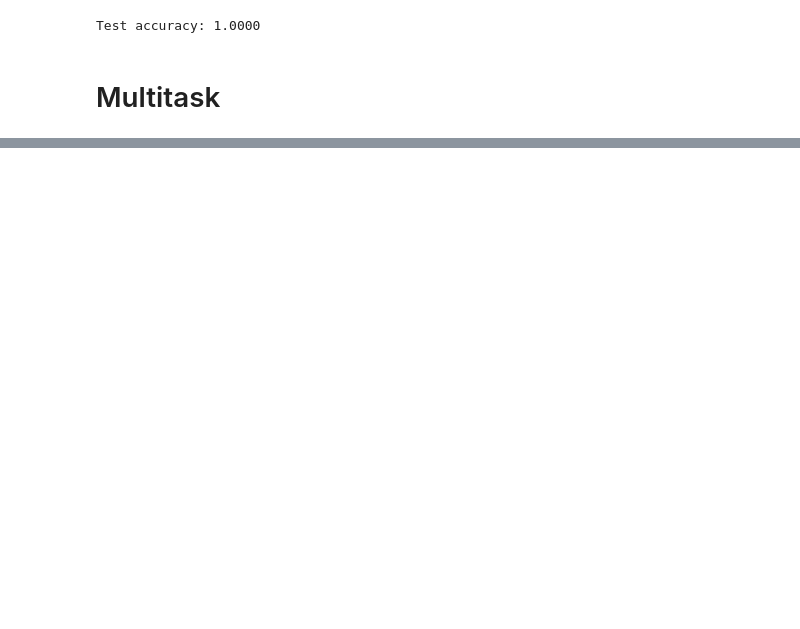
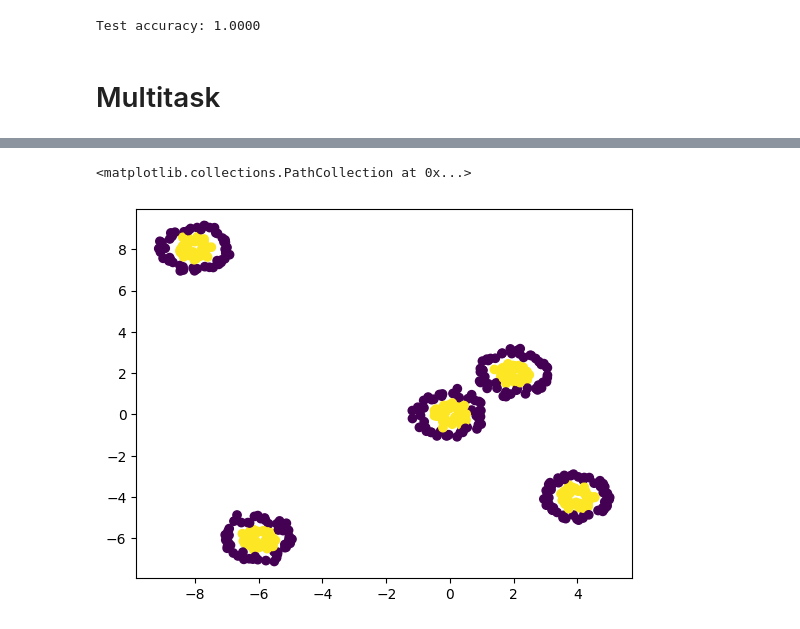
Before and after one commit to mikhmed-nabiev/IB-in-model-selection, a Jupyter notebook: notebooks/basic_pysr.ipynb, the cells around one changed output, grey strips where cells are left out. Cells and saved outputs as stored; diff of their text form; code cells hidden in the pictures; blank space fills up the shorter version.

```diff
--- a/notebooks/basic_pysr.ipynb
+++ b/notebooks/basic_pysr.ipynb
@@ -196,9 +179,10 @@ Test accuracy: 1.0000
 # %%
 n_datasets = 5
 # %%
-train_datasets, valid_datasets = [], []
+X_all, y_all = [], []
 for i in range(n_datasets):
   X, y = make_circles(n_samples=n_samples, noise=0.1, factor=0.4)
+  X = np.hstack([X, i * np.ones((len(X), 1))])
 
   if i % 5 == 1:
     X[:, 0] += 2 * i
@@ -216,7 +200,9 @@ for i in range(n_datasets):
     X[:, 0] -= 2 * i
     X[:, 1] += 2 * i
 
-  dataset = np.hstack([X, y[:, np.newaxis]])
-
-  train_datasets.append(dataset[: int(0.7 * len(dataset))])
-  valid_datasets.append(dataset[int(0.7 * len(dataset)) :])
+  if len(X_all) == 0:
+    X_all = X
+    y_all = y
+  else:
+    X_all = np.vstack([X, X_all])
+    y_all = np.hstack([y, y_all])
@@ -340,0 +209,5 @@ exp(exp((x0 + 6.001949)*18.08435*(x0 + 6.1188083))*(-0.0058578383))
+# %%
+plt.scatter(X_all[:, 0], X_all[:, 1], c=y_all)
+# %% [output]
+<matplotlib.collections.PathCollection at 0x...>
+[figure, added]
```
Also changed, not shown: parts of 22 cells of this notebook.
